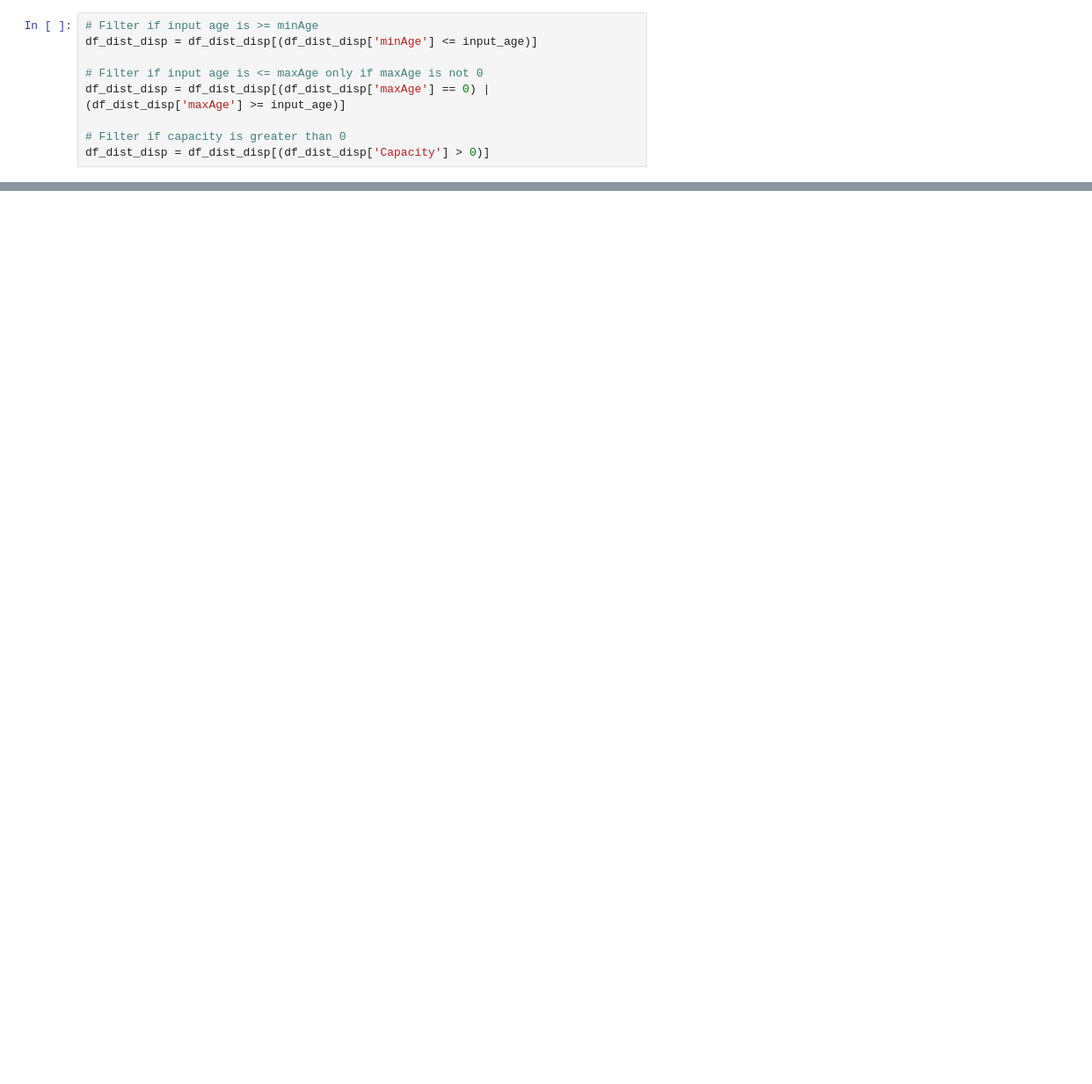
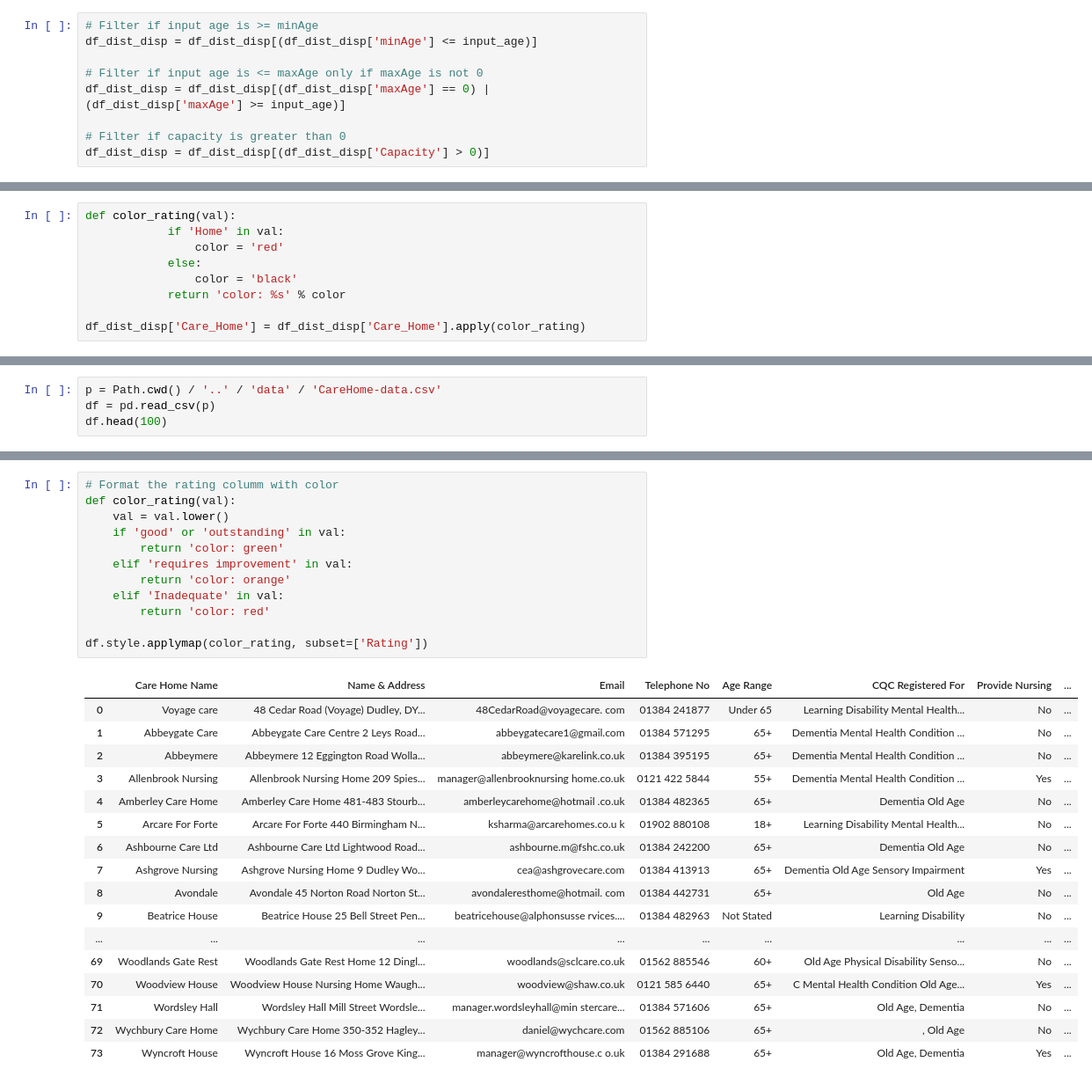
Before and after one commit to drchid1/Project-3-Care-Home-Team-5, a Jupyter notebook: code/test.ipynb, the cells around one changed output, grey strips where cells are left out. Shown at 88% size. Cells and saved outputs as stored; diff of their text form; blank space fills up the shorter version.

```diff
--- a/code/test.ipynb
+++ b/code/test.ipynb
@@ -171,0 +152,9 @@ df_dist_disp.head()
+# %%
+def color_rating(val):
+            if 'Home' in val:
+                color = 'red'
+            else:
+                color = 'black'
+            return 'color: %s' % color
+
+df_dist_disp['Care_Home'] = df_dist_disp['Care_Home'].apply(color_rating)
@@ -171,0 +170,4 @@ df_dist_disp.head()
+# %%
+p = Path.cwd() / '..' / 'data' / 'CareHome-data.csv'
+df = pd.read_csv(p)
+df.head(100)
@@ -171,0 +188,30 @@ df_dist_disp.head()
+# %%
+# Format the rating columm with color
+def color_rating(val):
+    val = val.lower()
+    if 'good' or 'outstanding' in val:
+        return 'color: green'
+    elif 'requires improvement' in val:
+        return 'color: orange'
+    elif 'Inadequate' in val:
+        return 'color: red'
+
+df.style.applymap(color_rating, subset=['Rating'])
+# %% [output]
+|  | Care Home Name | Name & Address | Email | Telephone No | Age Range | CQC Registered For | Provide Nursing | ... |
+| 0 | Voyage care | 48 Cedar Road (Voyage) Dudley, DY... | 48CedarRoad@voyagecare. com | 01384 241877 | Under 65 | Learning Disability Mental Health... | No | ... |
+| 1 | Abbeygate Care | Abbeygate Care Centre 2 Leys Road... | abbeygatecare1@gmail.com | 01384 571295 | 65+ | Dementia Mental Health Condition ... | No | ... |
+| 2 | Abbeymere | Abbeymere 12 Eggington Road Wolla... | abbeymere@karelink.co.uk | 01384 395195 | 65+ | Dementia Mental Health Condition ... | No | ... |
+| 3 | Allenbrook Nursing | Allenbrook Nursing Home 209 Spies... | manager@allenbrooknursing home.co.uk | 0121 422 5844 | 55+ | Dementia Mental Health Condition ... | Yes | ... |
+| 4 | Amberley Care Home | Amberley Care Home 481-483 Stourb... | amberleycarehome@hotmail .co.uk | 01384 482365 | 65+ | Dementia Old Age | No | ... |
+| 5 | Arcare For Forte | Arcare For Forte 440 Birmingham N... | ksharma@arcarehomes.co.u k | 01902 880108 | 18+ | Learning Disability Mental Health... | No | ... |
+| 6 | Ashbourne Care Ltd | Ashbourne Care Ltd Lightwood Road... | ashbourne.m@fshc.co.uk | 01384 242200 | 65+ | Dementia Old Age | No | ... |
+| 7 | Ashgrove Nursing | Ashgrove Nursing Home 9 Dudley Wo... | cea@ashgrovecare.com | 01384 413913 | 65+ | Dementia Old Age Sensory Impairment | Yes | ... |
+| 8 | Avondale | Avondale 45 Norton Road Norton St... | avondaleresthome@hotmail. com | 01384 442731 | 65+ | Old Age | No | ... |
+| 9 | Beatrice House | Beatrice House 25 Bell Street Pen... | beatricehouse@alphonsusse rvices.... | 01384 482963 | Not Stated | Learning Disability | No | ... |
+| ... | ... | ... | ... | ... | ... | ... | ... | ... |
+| 69 | Woodlands Gate Rest | Woodlands Gate Rest Home 12 Dingl... | woodlands@sclcare.co.uk | 01562 885546 | 60+ | Old Age Physical Disability Senso... | No | ... |
+| 70 | Woodview House | Woodview House Nursing Home Waugh... | woodview@shaw.co.uk | 0121 585 6440 | 65+ | C Mental Health Condition Old Age... | Yes | ... |
+| 71 | Wordsley Hall | Wordsley Hall Mill Street Wordsle... | manager.wordsleyhall@min stercare... | 01384 571606 | 65+ | Old Age, Dementia | No | ... |
+| 72 | Wychbury Care Home | Wychbury Care Home 350-352 Hagley... | daniel@wychcare.com | 01562 885106 | 65+ | , Old Age | No | ... |
+| 73 | Wyncroft House | Wyncroft House 16 Moss Grove King... | manager@wyncrofthouse.c o.uk | 01384 291688 | 65+ | Old Age, Dementia | Yes | ... |
```
Also changed, not shown: parts of 20 cells of this notebook, 12 other files.
